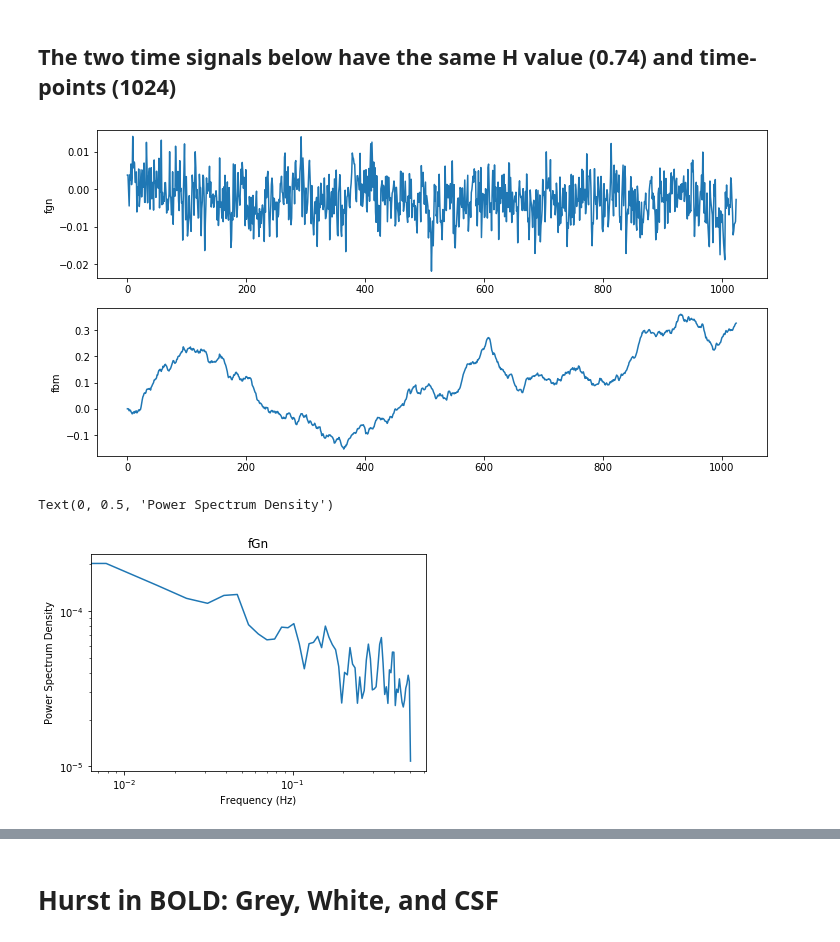
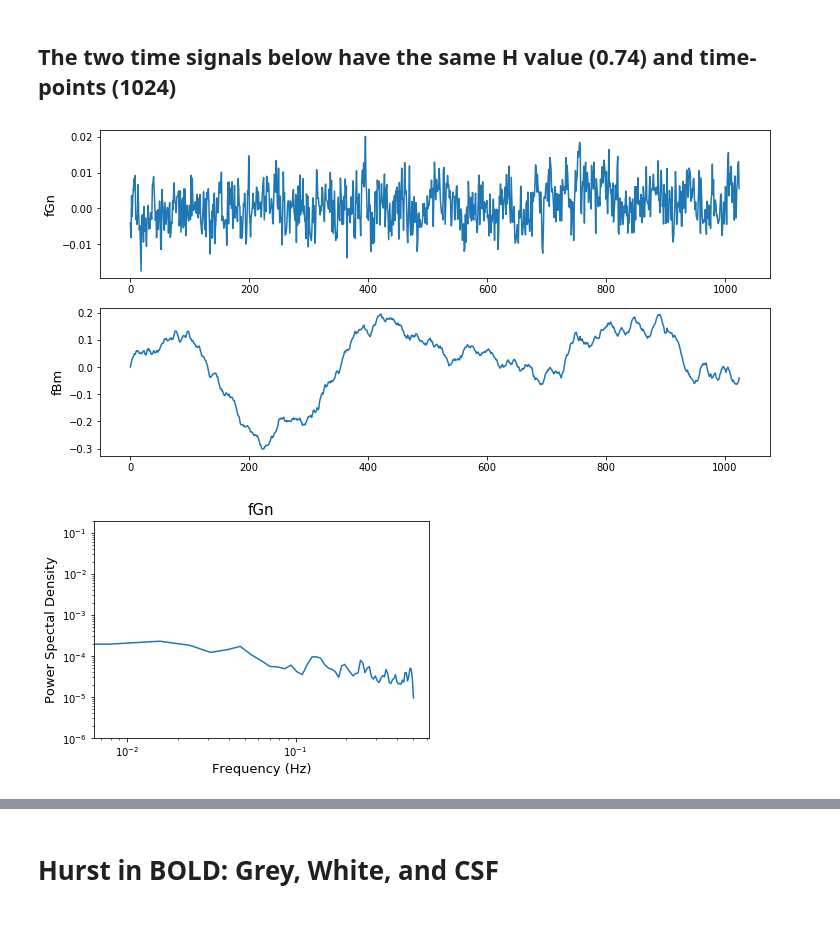
Before and after one commit to WeberLab/FractalDimension, a Jupyter notebook: Jupyter_Notebooks/Figures for Literature Review.ipynb, the cells around one changed output, grey strips where cells are left out. Cells and saved outputs as stored; diff of their text form; code cells hidden in the pictures.

```diff
--- a/Jupyter_Notebooks/Figures for Literature Review.ipynb
+++ b/Jupyter_Notebooks/Figures for Literature Review.ipynb
@@ -92,32 +103,35 @@ plot_segments(segements);
 # %%
 from fbm import FBM
 f = FBM(n=1024, hurst=0.75, length=1, method='daviesharte')
 fgn_sample = f.fgn()
 fbm_sample = f.fbm()
 import matplotlib.pyplot
 #fgn_plot = matplotlib.pyplot.plot(fgn_sample)
 matplotlib.pyplot.show()
 fig = matplotlib.pyplot.figure(figsize=(12.0, 6.0))
 axes1 = fig.add_subplot(2, 1, 1)
 axes2 = fig.add_subplot(2, 1, 2)
-axes1.set_ylabel('fgn')
+axes1.set_ylabel('fGn', fontsize=13)
 axes1.plot(fgn_sample)
-axes2.set_ylabel('fbm')
+axes2.set_ylabel('fBm', fontsize=13)
 axes2.plot(fbm_sample)
-matplotlib.pyplot.show()
+#matplotlib.pyplot.show()
+matplotlib.pyplot.savefig('fGnfBm.png', dpi=300, bbox_inches='tight' )
 # %% [output]
-[figure, old version]
+[figure, new version]
 # %%
 nperseg_fgn = math.floor(len(fgn_sample)/8)
 noverlap_fgn = math.floor(nperseg_fgn/2)
 wfgn = welch(fgn_sample, fs = 1, nperseg = nperseg_fgn, noverlap = noverlap_fgn)
+axes = plt.gca()
+axes.set_ylim([0.000001,0.2])
 plt.loglog(wfgn[0],wfgn[1])
-plt.title('fGn')
-plt.xlabel('Frequency (Hz)')
-plt.ylabel('Power Spectrum Density')
+plt.title('fGn', fontsize=15)
+plt.xlabel('Frequency (Hz)', fontsize=13)
+plt.ylabel('Power Spectal Density', fontsize=13)
+plt.savefig('fGnPSD.png', dpi=300, bbox_inches='tight' )
 # %% [output]
-Text(0, 0.5, 'Power Spectrum Density')
-[figure, old version]
+[figure, new version]
 # %%
 from sklearn.linear_model import LinearRegression
 xfgn = np.log10(wfgn[0])[1:].reshape((-1, 1))
```
Also changed, not shown: parts of 16 cells of this notebook, 3 other files.
